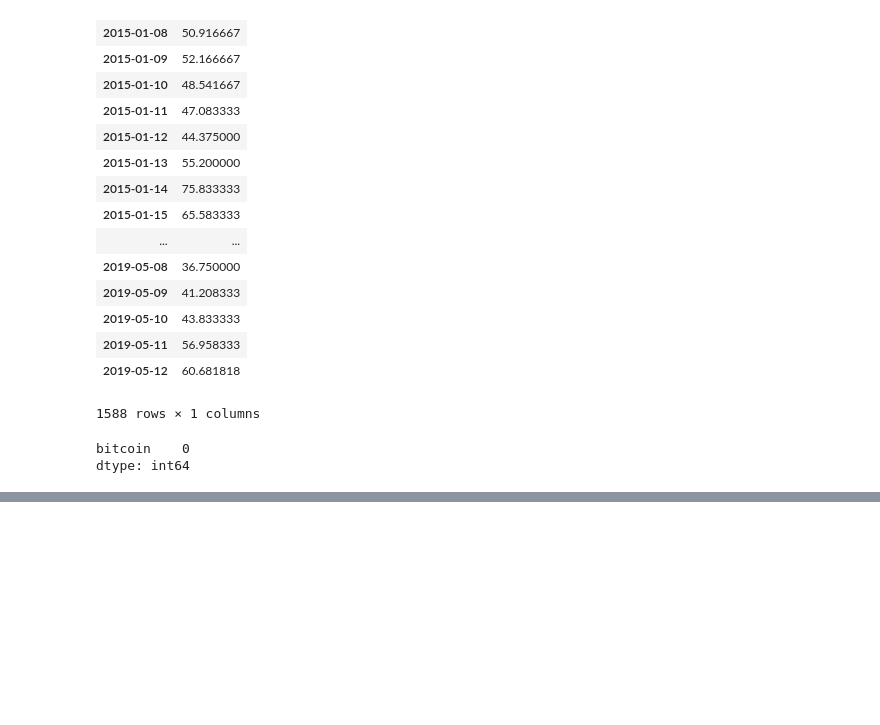
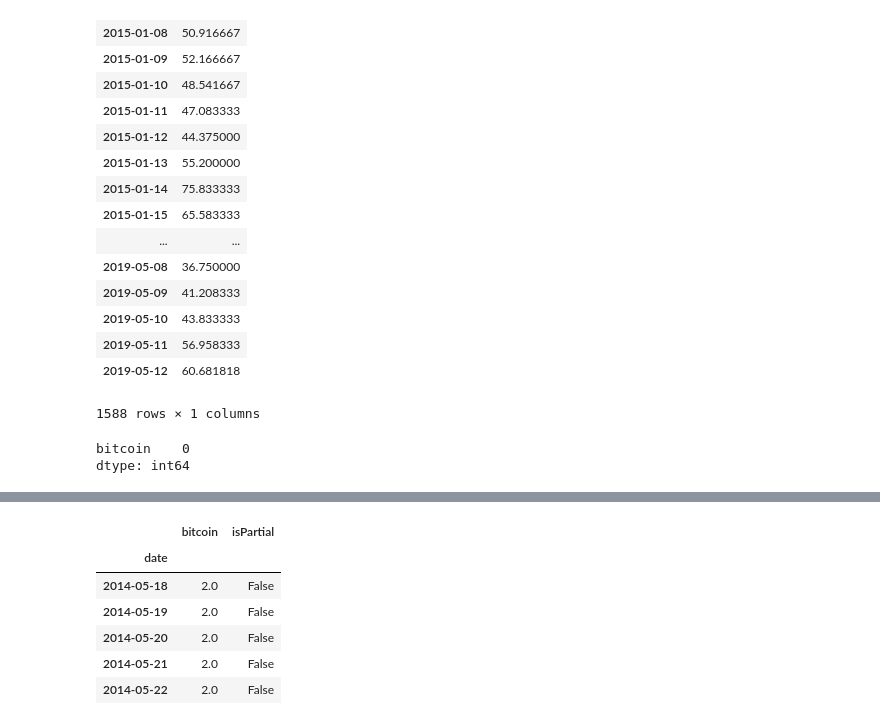
Before and after one commit to marlon-rodrigues/crypto_prediction, a Jupyter notebook: code/Experimentation - Google Trends v1.0.ipynb, the cells around one changed output, grey strips where cells are left out. Cells and saved outputs as stored; diff of their text form; code cells hidden in the pictures; blank space fills up the shorter version.

```diff
--- a/code/Experimentation - Google Trends v1.0.ipynb
+++ b/code/Experimentation - Google Trends v1.0.ipynb
@@ -334,0 +366,14 @@ avg_block_data_complete.to_csv('block_data_full_complete.csv', encoding='utf-8')
+# %%
+# Fill in missing rows
+r = pd.date_range(start=block_data_5_years.date.min(), end=block_data_5_years.date.max())
+# block_data_5_years_complete = block_data_5_years.set_index('date').reindex(r).fillna(method='ffill').rename_axis('date').reset_index()
+block_data_5_years_complete = block_data_5_years.set_index('date').reindex(r).fillna(method='ffill').rename_axis('date')
+block_data_5_years_complete.head()
+# %% [output]
+|  | bitcoin | isPartial |
+| date |  |  |
+| 2014-05-18 | 2.0 | False |
+| 2014-05-19 | 2.0 | False |
+| 2014-05-20 | 2.0 | False |
+| 2014-05-21 | 2.0 | False |
+| 2014-05-22 | 2.0 | False |
```
Also changed, not shown: parts of 10 cells of this notebook, 8 other files.
